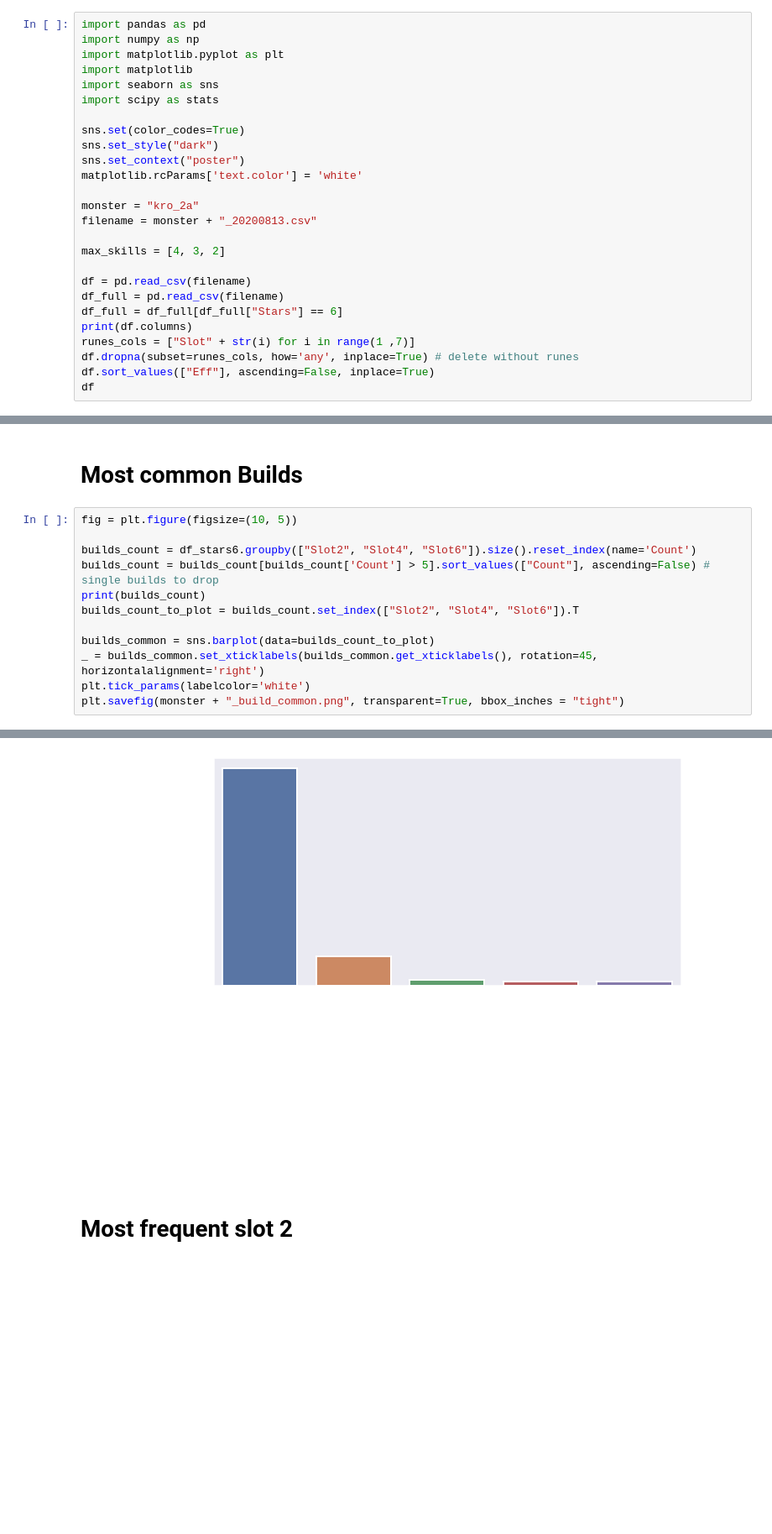
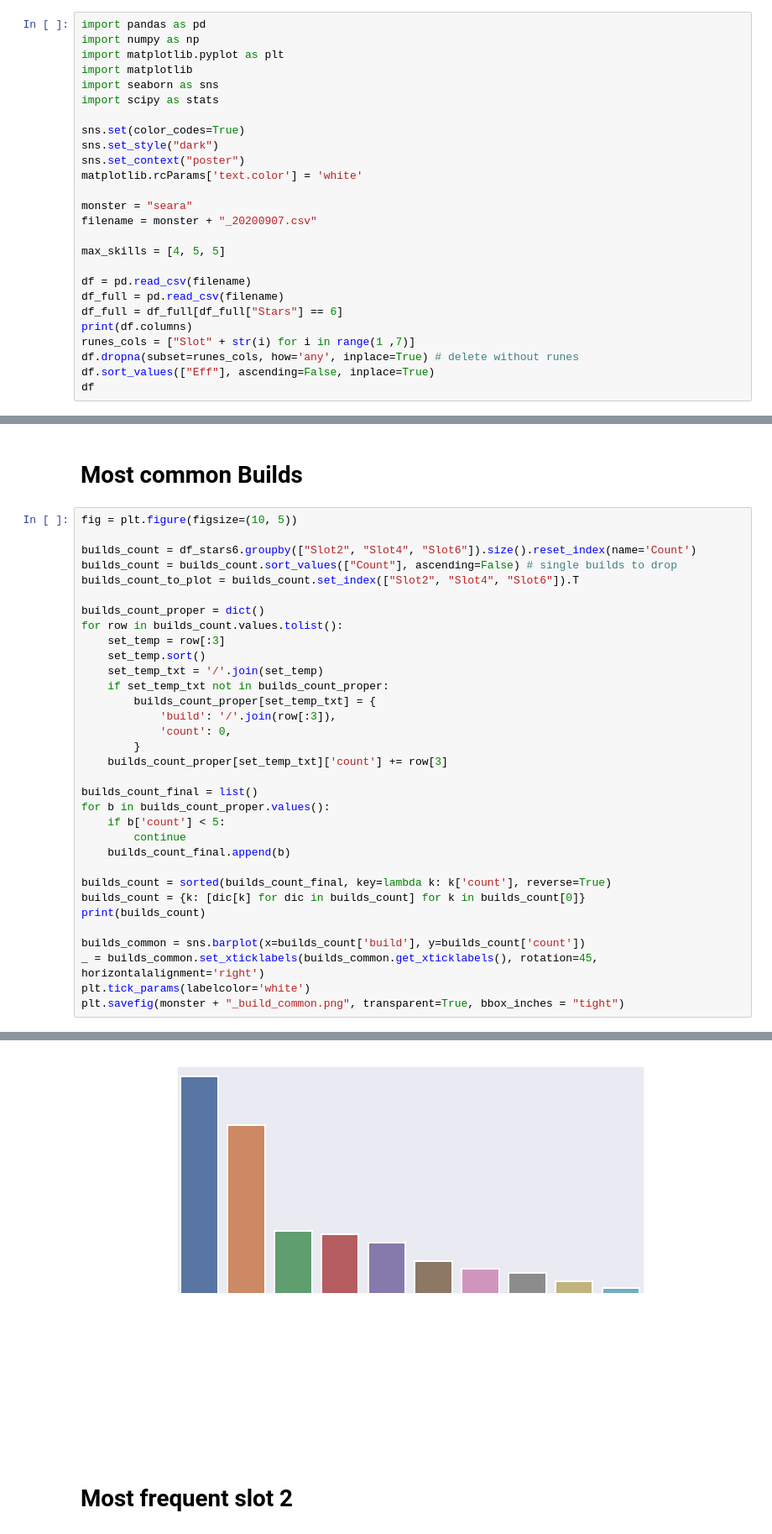
Before and after one commit to QuatZo/swstats, a Jupyter notebook: report files/report_example.ipynb, the cells around one changed output, grey strips where cells are left out. Shown at 84% size. Saved outputs shown, nothing was run; the diff lists cells and outputs as text; blank space fills up the shorter version.

```diff
--- a/report files/report_example.ipynb
+++ b/report files/report_example.ipynb
@@ -13,10 +13,10 @@ sns.set_style("dark")
 sns.set_context("poster")
 matplotlib.rcParams['text.color'] = 'white'
 
-monster = "kro_2a"
-filename = monster + "_20200813.csv"
+monster = "seara"
+filename = monster + "_20200907.csv"
 
-max_skills = [4, 3, 2]
+max_skills = [4, 5, 5]
 
 df = pd.read_csv(filename)
 df_full = pd.read_csv(filename)
@@ -304,11 +282,32 @@ print(df_stars6.drop(['Acquired', 'Slot1', 'Slot3', 'Slot5', 'Level', 'Stars', '
 fig = plt.figure(figsize=(10, 5))
 
 builds_count = df_stars6.groupby(["Slot2", "Slot4", "Slot6"]).size().reset_index(name='Count')
-builds_count = builds_count[builds_count['Count'] > 5].sort_values(["Count"], ascending=False) # single builds to drop
-print(builds_count)
+builds_count = builds_count.sort_values(["Count"], ascending=False) # single builds to drop
 builds_count_to_plot = builds_count.set_index(["Slot2", "Slot4", "Slot6"]).T
 
-builds_common = sns.barplot(data=builds_count_to_plot)
+builds_count_proper = dict()
+for row in builds_count.values.tolist():
+    set_temp = row[:3]
+    set_temp.sort()
+    set_temp_txt = '/'.join(set_temp)
+    if set_temp_txt not in builds_count_proper:
+        builds_count_proper[set_temp_txt] = {
+            'build': '/'.join(row[:3]),
+            'count': 0,
+        }
+    builds_count_proper[set_temp_txt]['count'] += row[3]
+
+builds_count_final = list()
+for b in builds_count_proper.values():
+    if b['count'] < 5:
+        continue
+    builds_count_final.append(b)
+
+builds_count = sorted(builds_count_final, key=lambda k: k['count'], reverse=True)
+builds_count = {k: [dic[k] for dic in builds_count] for k in builds_count[0]}
+print(builds_count)
+
+builds_common = sns.barplot(x=builds_count['build'], y=builds_count['count'])
 _ = builds_common.set_xticklabels(builds_common.get_xticklabels(), rotation=45, horizontalalignment='right')
 plt.tick_params(labelcolor='white')
 plt.savefig(monster + "_build_common.png", transparent=True, bbox_inches = "tight")
@@ -322,4 +316,4 @@ plt.savefig(monster + "_build_common.png", transparent=True, bbox_inches = "tigh
-[figure, old version]
+[figure, new version]
 # %% [markdown]
 # Most frequent slot 2
 # %%
```
Also changed, not shown: parts of 21 cells of this notebook, 2 other files.
